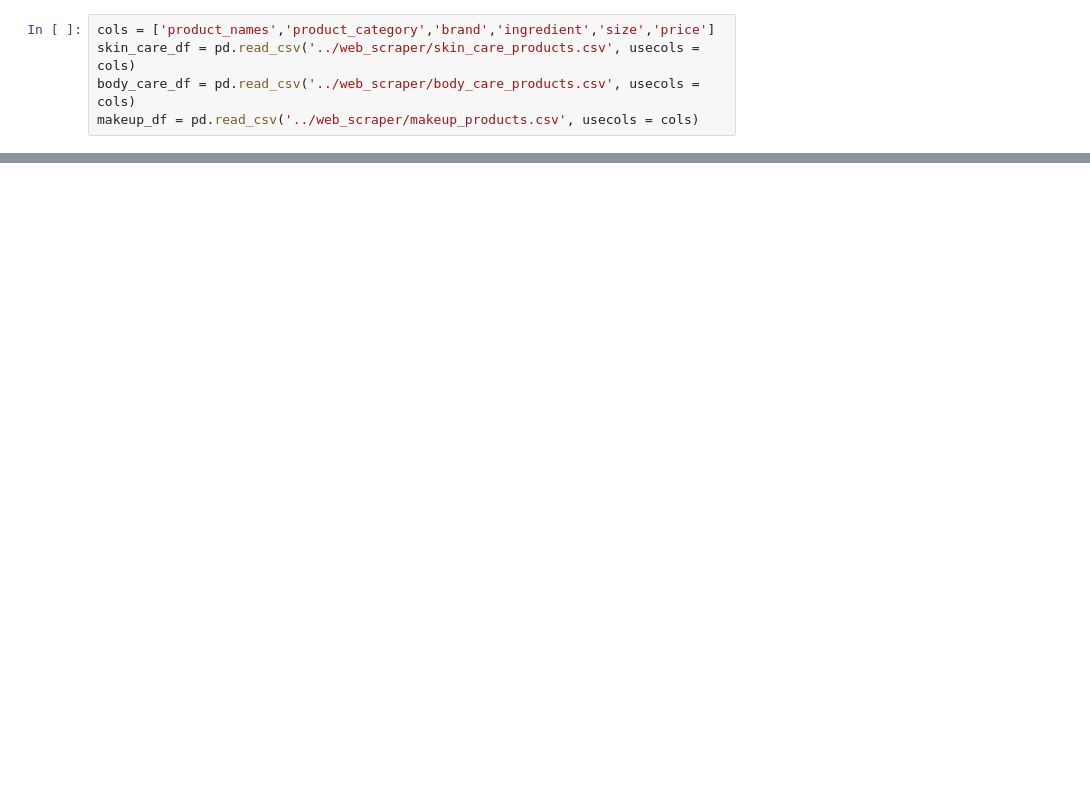
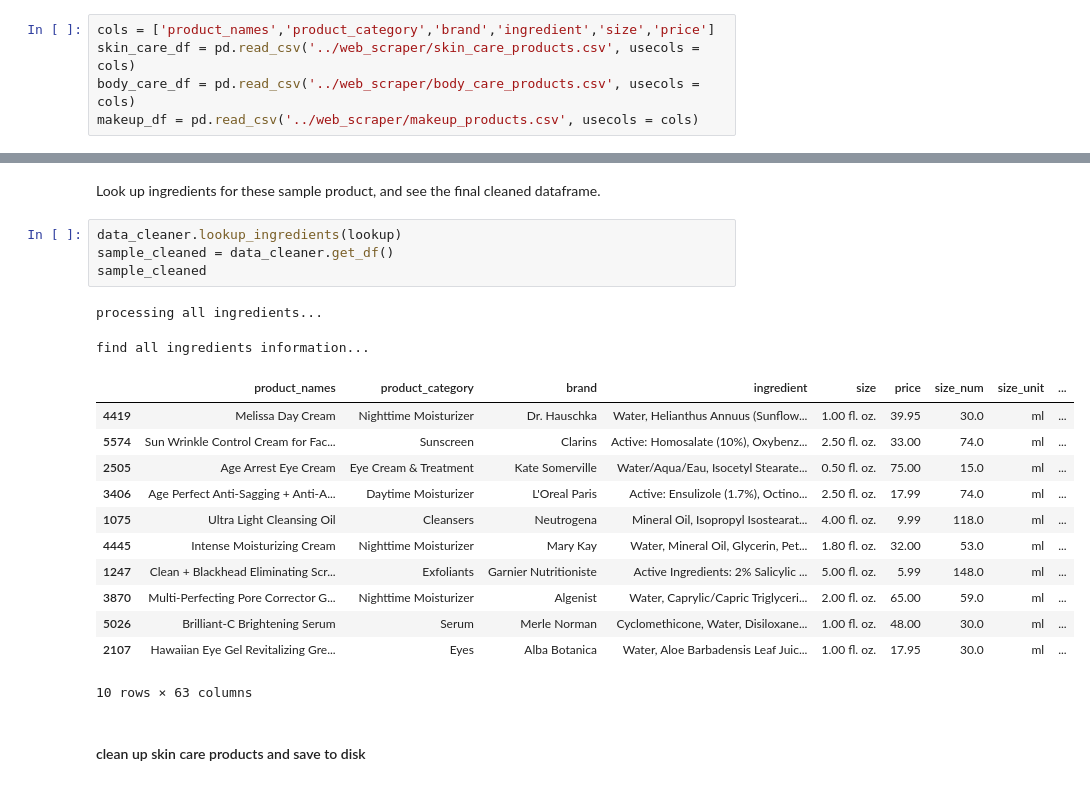
Before and after one commit to NoxMoon/inside_beauty, a Jupyter notebook: data_cleaning/data_cleaning.ipynb, the cells around one changed output, grey strips where cells are left out. Saved outputs shown, nothing was run; the diff lists cells and outputs as text; blank space fills up the shorter version.

```diff
--- a/data_cleaning/data_cleaning.ipynb
+++ b/data_cleaning/data_cleaning.ipynb
@@ -86,0 +336,23 @@ skin_care_df['ingredient_list'][23]
+# %% [markdown]
+Look up ingredients for these sample product, and see the final cleaned dataframe.
+# %%
+data_cleaner.lookup_ingredients(lookup)
+sample_cleaned = data_cleaner.get_df()
+sample_cleaned
+# %% [output]
+processing all ingredients...
+find all ingredients information...
+|  | product_names | product_category | brand | ingredient | size | price | size_num | size_unit | ... |
+| 4419 | Melissa Day Cream | Nighttime Moisturizer | Dr. Hauschka | Water, Helianthus Annuus (Sunflow... | 1.00 fl. oz. | 39.95 | 30.0 | ml | ... |
+| 5574 | Sun Wrinkle Control Cream for Fac... | Sunscreen | Clarins | Active: Homosalate (10%), Oxybenz... | 2.50 fl. oz. | 33.00 | 74.0 | ml | ... |
+| 2505 | Age Arrest Eye Cream | Eye Cream & Treatment | Kate Somerville | Water/Aqua/Eau, Isocetyl Stearate... | 0.50 fl. oz. | 75.00 | 15.0 | ml | ... |
+| 3406 | Age Perfect Anti-Sagging + Anti-A... | Daytime Moisturizer | L'Oreal Paris | Active: Ensulizole (1.7%), Octino... | 2.50 fl. oz. | 17.99 | 74.0 | ml | ... |
+| 1075 | Ultra Light Cleansing Oil | Cleansers | Neutrogena | Mineral Oil, Isopropyl Isostearat... | 4.00 fl. oz. | 9.99 | 118.0 | ml | ... |
+| 4445 | Intense Moisturizing Cream | Nighttime Moisturizer | Mary Kay | Water, Mineral Oil, Glycerin, Pet... | 1.80 fl. oz. | 32.00 | 53.0 | ml | ... |
+| 1247 | Clean + Blackhead Eliminating Scr... | Exfoliants | Garnier Nutritioniste | Active Ingredients: 2% Salicylic ... | 5.00 fl. oz. | 5.99 | 148.0 | ml | ... |
+| 3870 | Multi-Perfecting Pore Corrector G... | Nighttime Moisturizer | Algenist | Water, Caprylic/Capric Triglyceri... | 2.00 fl. oz. | 65.00 | 59.0 | ml | ... |
+| 5026 | Brilliant-C Brightening Serum | Serum | Merle Norman | Cyclomethicone, Water, Disiloxane... | 1.00 fl. oz. | 48.00 | 30.0 | ml | ... |
+| 2107 | Hawaiian Eye Gel Revitalizing Gre... | Eyes | Alba Botanica | Water, Aloe Barbadensis Leaf Juic... | 1.00 fl. oz. | 17.95 | 30.0 | ml | ... |
+10 rows × 63 columns
+# %% [markdown]
+#### clean up skin care products and save to disk
```
Also changed, not shown: parts of 26 cells of this notebook, 1 other file.
